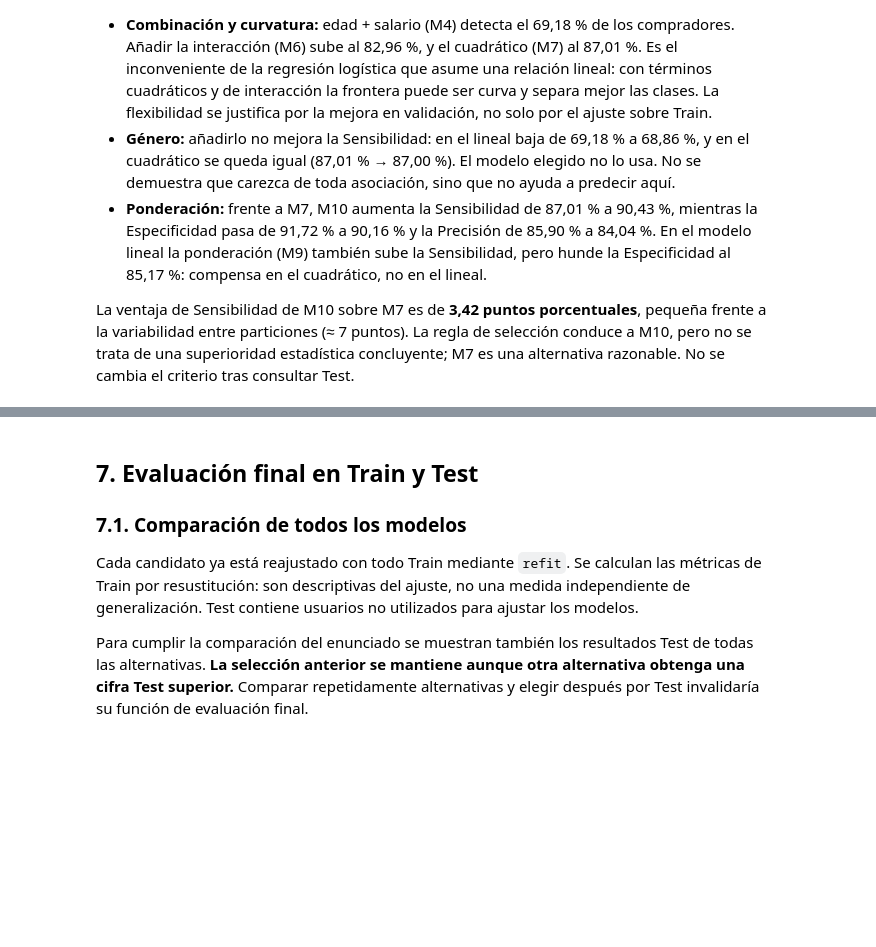
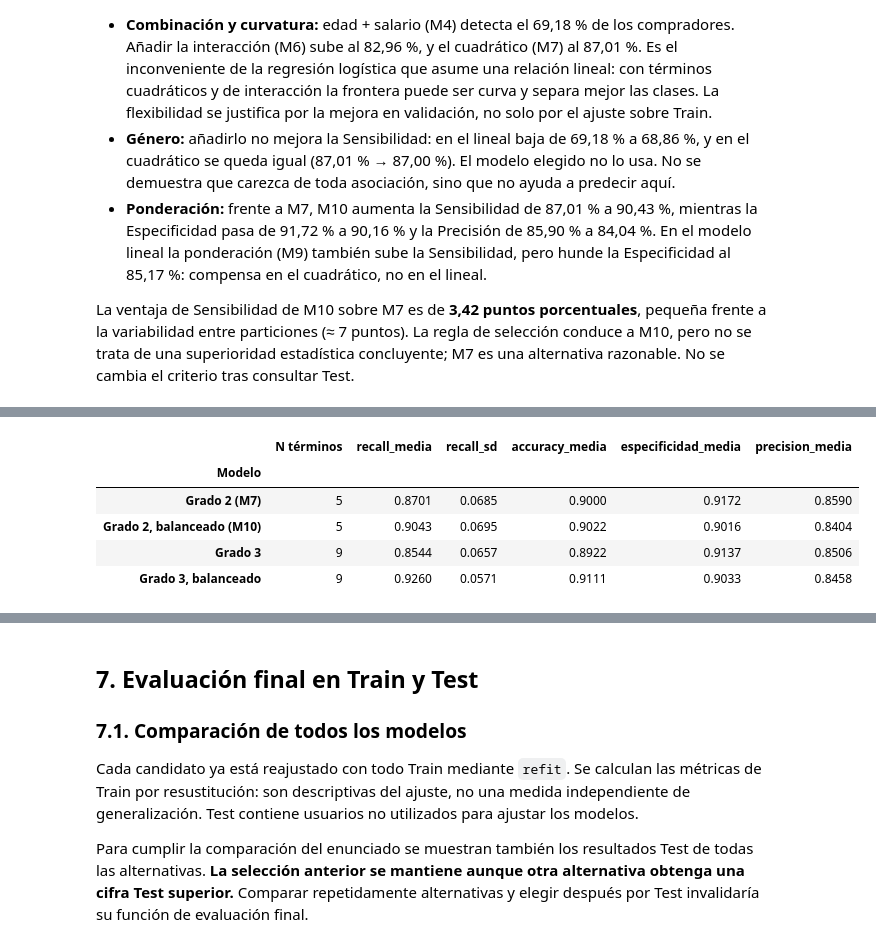
Before and after one commit to ppiqueras-22470465/Social_Network_Ads_Regresion_Logistica_G6, a Jupyter notebook: Social_Network_Ads_Regresion_Logistica.ipynb, the cells around one changed output, grey strips where cells are left out. Drawn from its saved outputs; the diff is of its cells as text; code cells hidden in the pictures; blank space fills up the shorter version.

```diff
--- a/Social_Network_Ads_Regresion_Logistica.ipynb
+++ b/Social_Network_Ads_Regresion_Logistica.ipynb
@@ -423,0 +475,25 @@ La ventaja de Sensibilidad de M10 sobre M7 es de **3,42 puntos porcentuales**, p
+# %%
+# Control: mismo esquema que M7 y M10 pero con grado 3. No entra en la selección.
+columnas = ['N términos', 'recall_media', 'recall_sd', 'accuracy_media', 'especificidad_media', 'precision_media']
+filas_g3 = []
+for nombre, peso in [('Grado 3', None), ('Grado 3, balanceado', 'balanced')]:
+    config = {'num': ['Age', 'EstimatedSalary'], 'genero': False, 'grado': 3, 'interaccion': False, 'peso': peso}
+    modelo = crear_modelo(config)
+    r = sk.model_selection.cross_validate(modelo, X_train, y_train, scoring=metricas_cv, cv=particiones_cv)
+    fila = {'Modelo': nombre, 'N términos': len(modelo.fit(X_train, y_train).named_steps['preparacion'].get_feature_names_out())}
+    for metrica in ['recall', 'accuracy', 'especificidad', 'precision']:
+        fila[f'{metrica}_media'] = r[f'test_{metrica}'].mean()
+    fila['recall_sd'] = r['test_recall'].std()
+    filas_g3.append(fila)
+
+comparacion_grado = pd.concat([
+    tabla_cv.loc[['M7', 'M10'], columnas].rename(index={'M7': 'Grado 2 (M7)', 'M10': 'Grado 2, balanceado (M10)'}),
+    pd.DataFrame(filas_g3).set_index('Modelo')[columnas]])
+display(comparacion_grado)
+# %% [output]
+|  | N términos | recall_media | recall_sd | accuracy_media | especificidad_media | precision_media |
+| Modelo |  |  |  |  |  |  |
+| Grado 2 (M7) | 5 | 0.8701 | 0.0685 | 0.9000 | 0.9172 | 0.8590 |
+| Grado 2, balanceado (M10) | 5 | 0.9043 | 0.0695 | 0.9022 | 0.9016 | 0.8404 |
+| Grado 3 | 9 | 0.8544 | 0.0657 | 0.8922 | 0.9137 | 0.8506 |
+| Grado 3, balanceado | 9 | 0.9260 | 0.0571 | 0.9111 | 0.9033 | 0.8458 |
```
Also changed, not shown: parts of 11 cells of this notebook.
